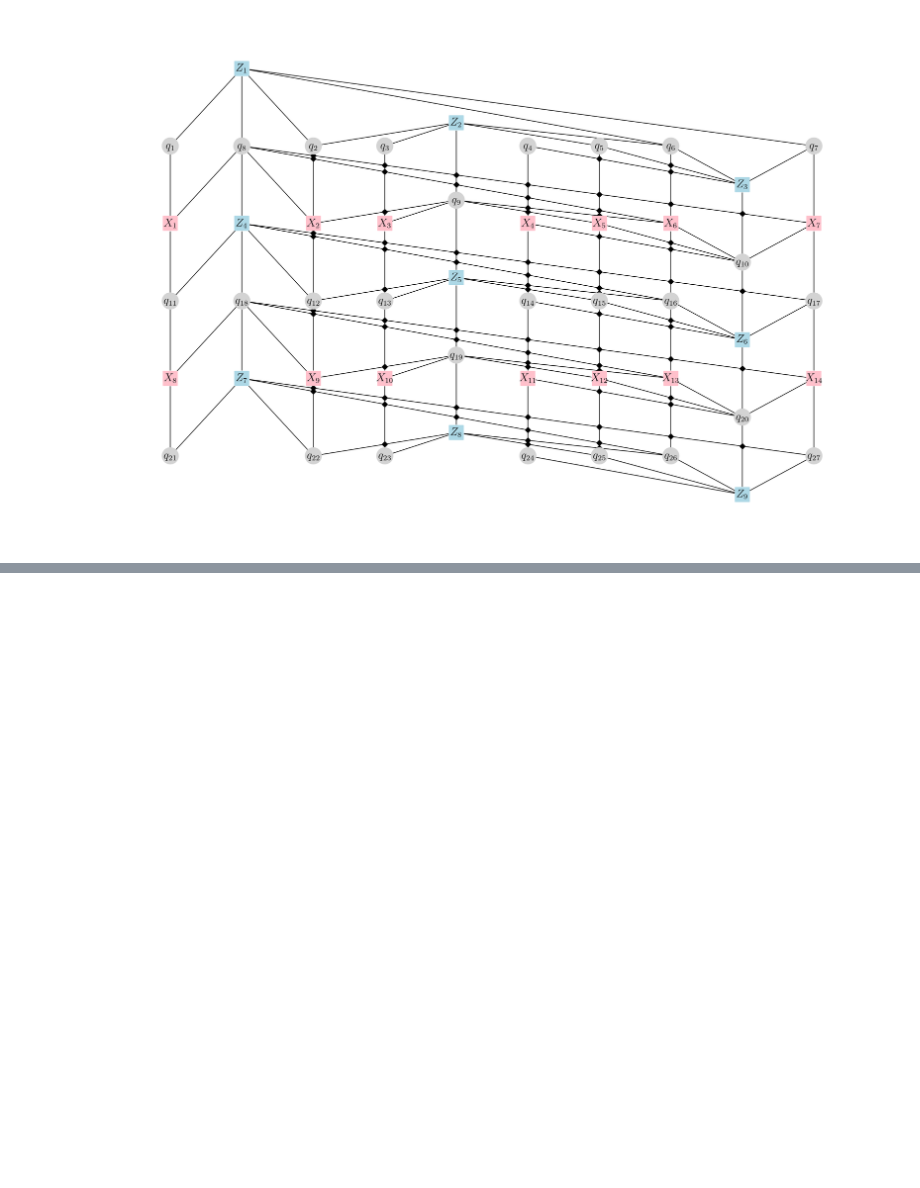
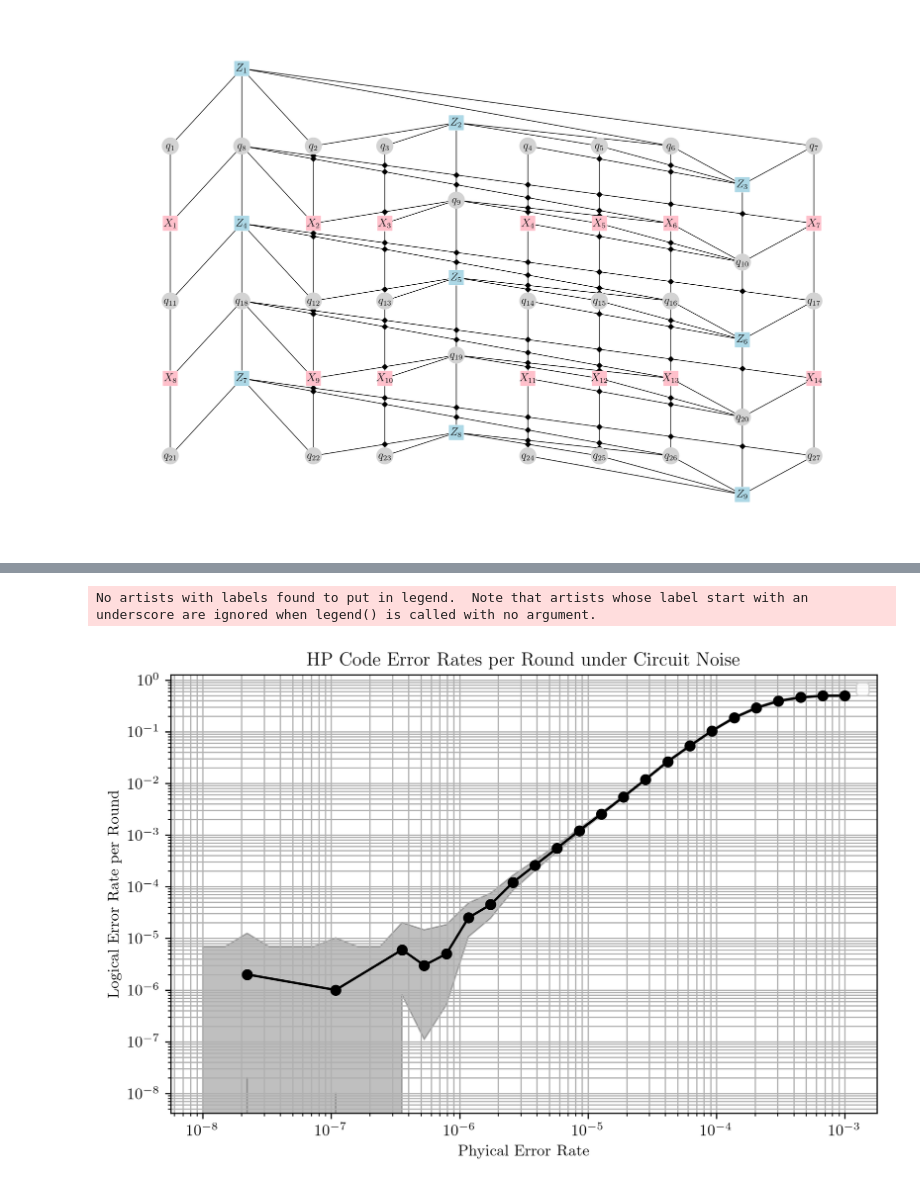
Before and after one commit to angelodibella/weave, a Jupyter notebook: Analysis.ipynb, the cells around one changed output, grey strips where cells are left out. Drawn from its saved outputs; the diff is of its cells as text; code cells hidden in the pictures; blank space fills up the shorter version.

Commit message:
Add errors due to crossing edges in embedding

```diff
--- a/Analysis.ipynb
+++ b/Analysis.ipynb
@@ -199,0 +184,18 @@ hp_code_rep_3_hamming_7_4_adjusted.draw(with_labels=True)
+# %%
+collected_hp_code_stats = sinter.collect(
+    num_workers=4,
+    tasks=hp_code_tasks,
+    decoders=["bposd"],
+    custom_decoders={
+        "bposd": SinterBpOsdDecoder(
+            max_iter=5,
+            bp_method="ms",
+            ms_scaling_factor=0.625,
+            schedule="parallel",
+            osd_method="osd0",
+        )
+    },
+    max_shots=1_000_000,
+    max_errors=5_000,
+    print_progress=True,
+)
@@ -199,0 +220,20 @@ hp_code_rep_3_hamming_7_4_adjusted.draw(with_labels=True)
+# %%
+fig = plt.figure(figsize=(8, 5))
+sinter.plot_error_rate(
+    ax=fig.gca(),
+    stats=collected_hp_code_stats,
+    x_func=lambda stat: stat.json_metadata["noise"],
+    # group_func=lambda stat: stat.json_metadata["crossing_noise"],
+)
+# plt.ylim(2e-3, .1)
+# plt.xlim(3e-4, 1e-2)
+plt.loglog()
+plt.title("HP Code Error Rates per Round under Circuit Noise")
+plt.xlabel("Phyical Error Rate")
+plt.ylabel("Logical Error Rate per Round")
+plt.grid(which="major")
+plt.grid(which="minor")
+# plt.legend();
+# %% [output]
+No artists with labels found to put in legend.  Note that artists whose label start with an underscore are ignored when legend() is called with no argument.
+[figure, added]
```
Also changed, not shown: parts of 7 cells of this notebook, 1 other file.
